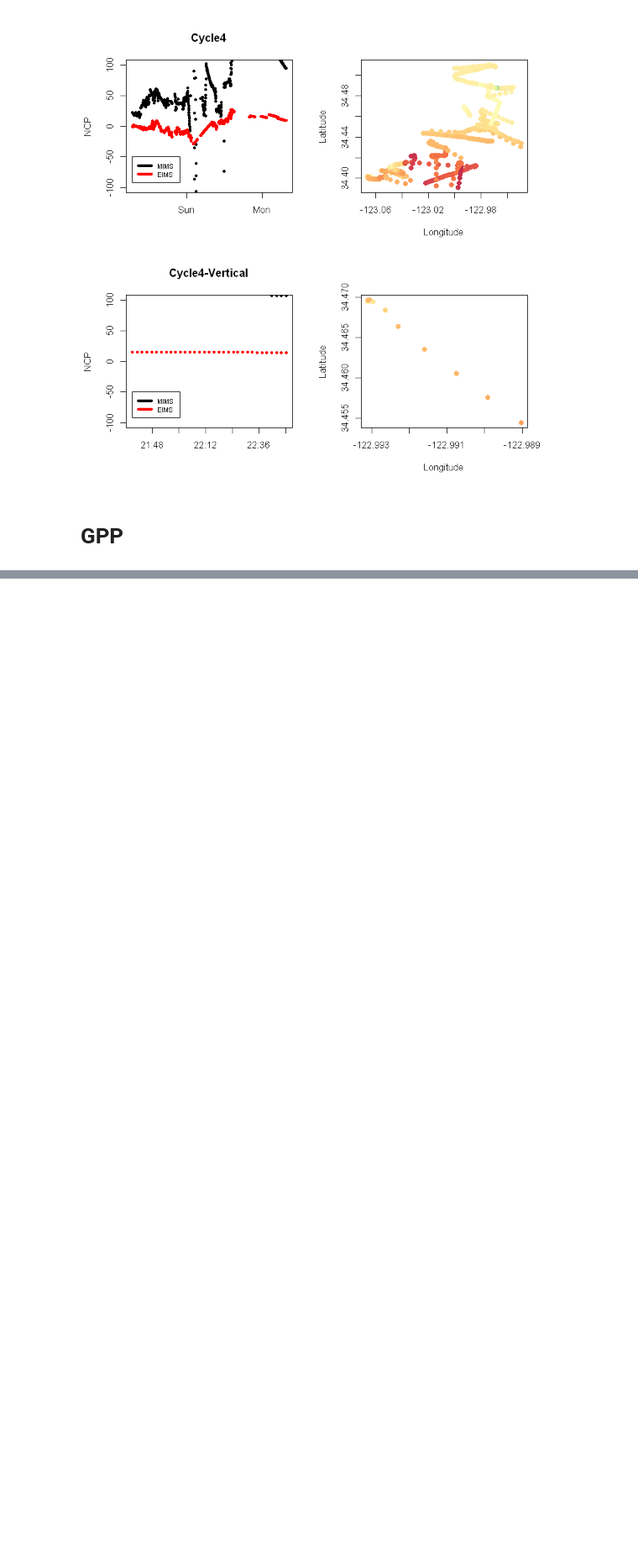
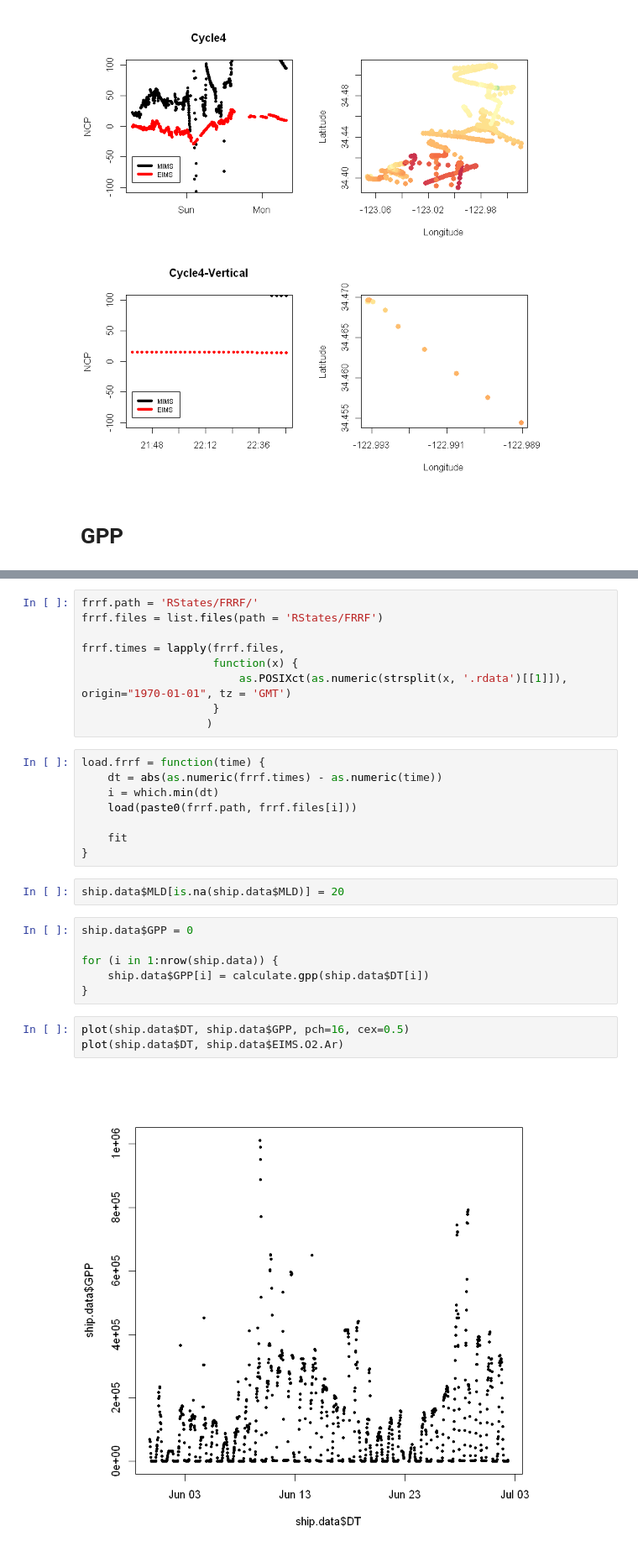
Before and after one commit to tbrycekelly/MIMS-TBK, a Jupyter notebook: Module - Diurnal & GPP Analysis.ipynb, the cells around one changed output, grey strips where cells are left out. Shown at 84% size. Saved outputs shown, nothing was run; the diff lists cells and outputs as text; blank space fills up the shorter version.

```diff
--- a/Module - Diurnal & GPP Analysis.ipynb
+++ b/Module - Diurnal & GPP Analysis.ipynb
@@ -115,0 +145,30 @@ load('RStates/CTD.pos.rdata')
+# %%
+frrf.path = 'RStates/FRRF/'
+frrf.files = list.files(path = 'RStates/FRRF')
+
+frrf.times = lapply(frrf.files,
+                    function(x) {
+                        as.POSIXct(as.numeric(strsplit(x, '.rdata')[[1]]), origin="1970-01-01", tz = 'GMT')
+                    }
+                   )
+# %%
+load.frrf = function(time) {
+    dt = abs(as.numeric(frrf.times) - as.numeric(time))
+    i = which.min(dt)
+    load(paste0(frrf.path, frrf.files[i]))
+
+    fit
+}
+# %%
+ship.data$MLD[is.na(ship.data$MLD)] = 20
+# %%
+ship.data$GPP = 0
+
+for (i in 1:nrow(ship.data)) {
+    ship.data$GPP[i] = calculate.gpp(ship.data$DT[i])
+}
+# %%
+plot(ship.data$DT, ship.data$GPP, pch=16, cex=0.5)
+plot(ship.data$DT, ship.data$EIMS.O2.Ar)
+# %% [output]
+[figure, added]
```
Also changed, not shown: parts of 3 cells of this notebook, 6 other files.
